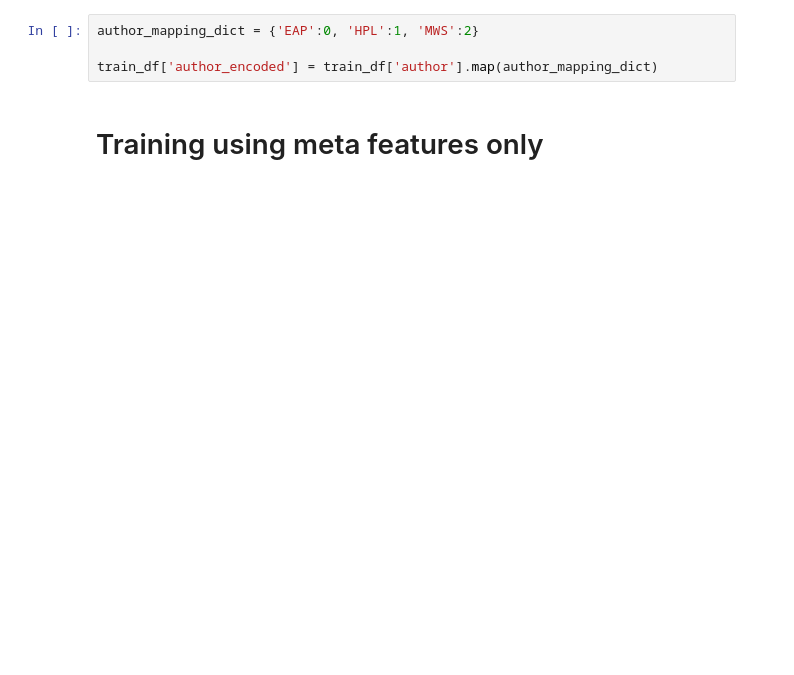
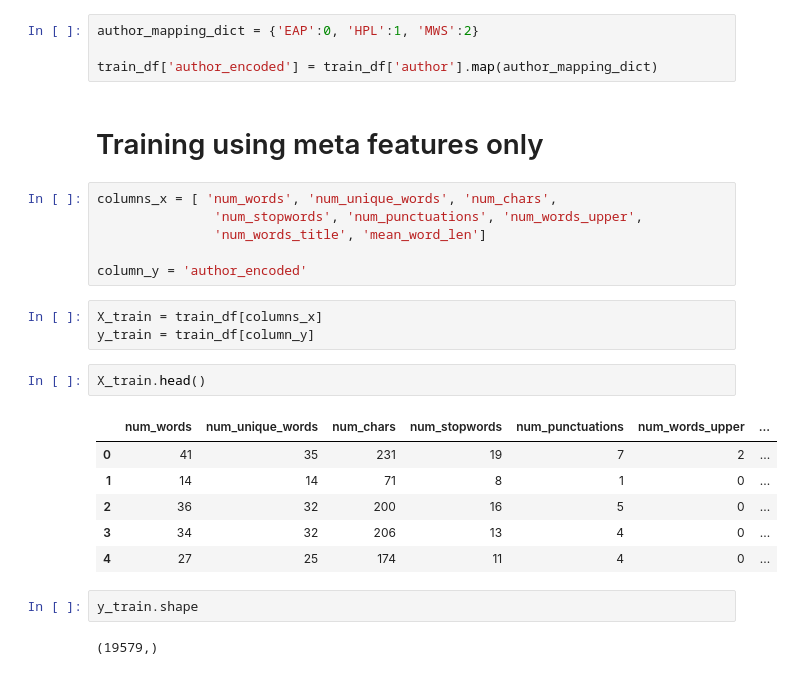
Before and after one commit to Brandon-HY-Lin/kaggle_case_study_author_identification, a Jupyter notebook: step_2_feature_engineering.ipynb, the cells around one changed output. Cells and saved outputs as stored; diff of their text form; blank space fills up the shorter version.

```diff
--- a/step_2_feature_engineering.ipynb
+++ b/step_2_feature_engineering.ipynb
@@ -419,3 +429,25 @@ author_mapping_dict = {'EAP':0, 'HPL':1, 'MWS':2}
 train_df['author_encoded'] = train_df['author'].map(author_mapping_dict)
 # %% [markdown]
 # Training using meta features only
+# %%
+columns_x = [ 'num_words', 'num_unique_words', 'num_chars',
+               'num_stopwords', 'num_punctuations', 'num_words_upper',
+               'num_words_title', 'mean_word_len']
+
+column_y = 'author_encoded'
+# %%
+X_train = train_df[columns_x]
+y_train = train_df[column_y]
+# %%
+X_train.head()
+# %% [output]
+|  | num_words | num_unique_words | num_chars | num_stopwords | num_punctuations | num_words_upper | ... |
+| 0 | 41 | 35 | 231 | 19 | 7 | 2 | ... |
+| 1 | 14 | 14 | 71 | 8 | 1 | 0 | ... |
+| 2 | 36 | 32 | 200 | 16 | 5 | 0 | ... |
+| 3 | 34 | 32 | 206 | 13 | 4 | 0 | ... |
+| 4 | 27 | 25 | 174 | 11 | 4 | 0 | ... |
+# %%
+y_train.shape
+# %% [output]
+(19579,)
```
Also changed, not shown: parts of 30 cells of this notebook.
